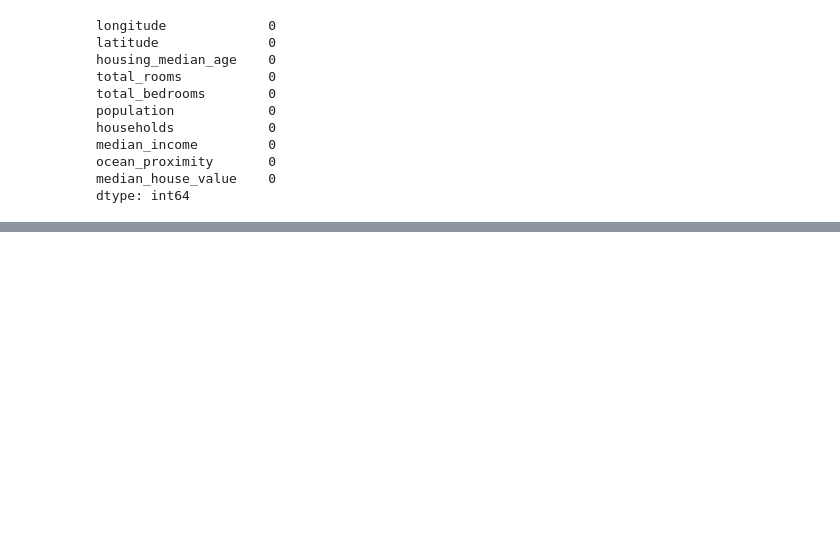
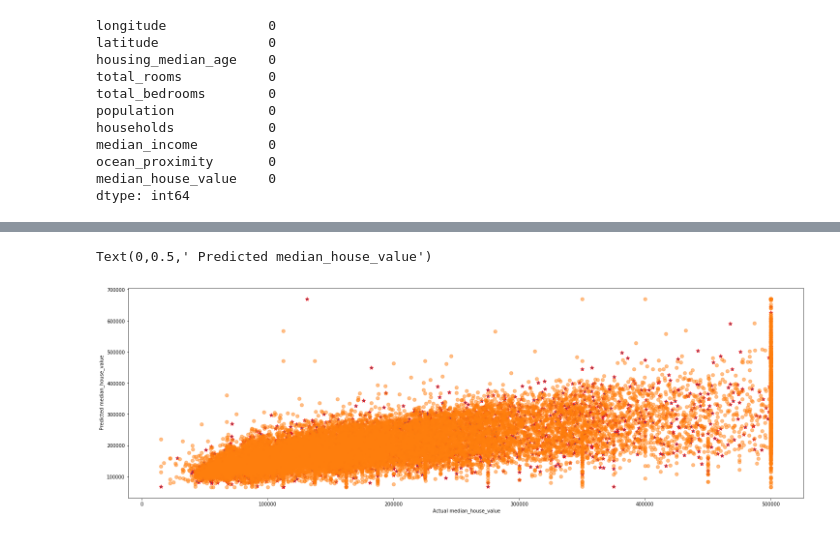
Before and after one commit to vaishnaviparikipandla/ML_1, a Jupyter notebook: HML217.ipynb, the cells around one changed output, grey strips where cells are left out. Cells and saved outputs as stored; diff of their text form; code cells hidden in the pictures; blank space fills up the shorter version.

```diff
--- a/HML217.ipynb
+++ b/HML217.ipynb
@@ -90,0 +272,10 @@ NameError: name 'pd' is not defined
+# %%
+fig = plt.figure(figsize=(25,8))
+plt.scatter(y_test1,pred2,marker="*",edgecolors ="r",s=60)
+plt.scatter(y_train1,lin1.predict(X_train1),marker="o",s=50,alpha=0.5)
+
+plt.xlabel(" Actual median_house_value")
+plt.ylabel(" Predicted median_house_value")
+# %% [output]
+Text(0,0.5,' Predicted median_house_value')
+[figure, added]
```
Also changed, not shown: parts of 32 cells of this notebook.
